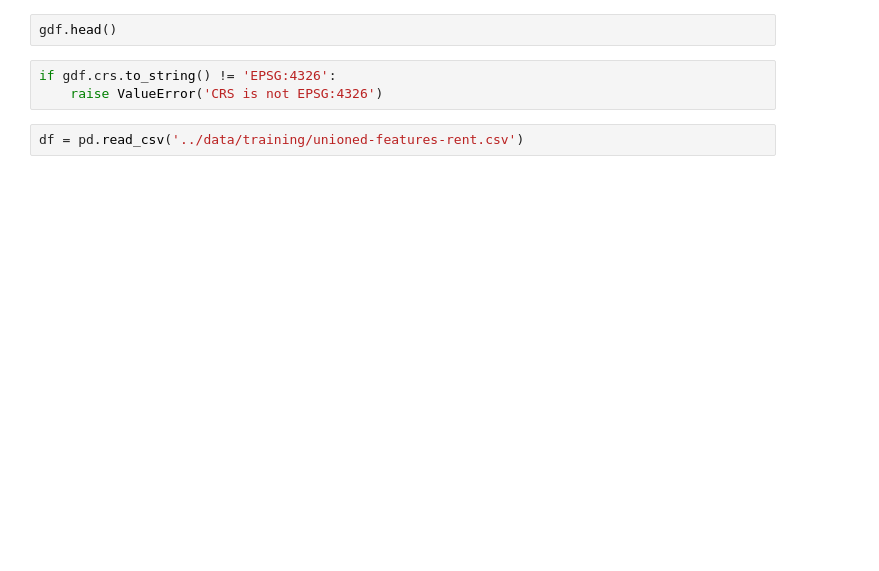
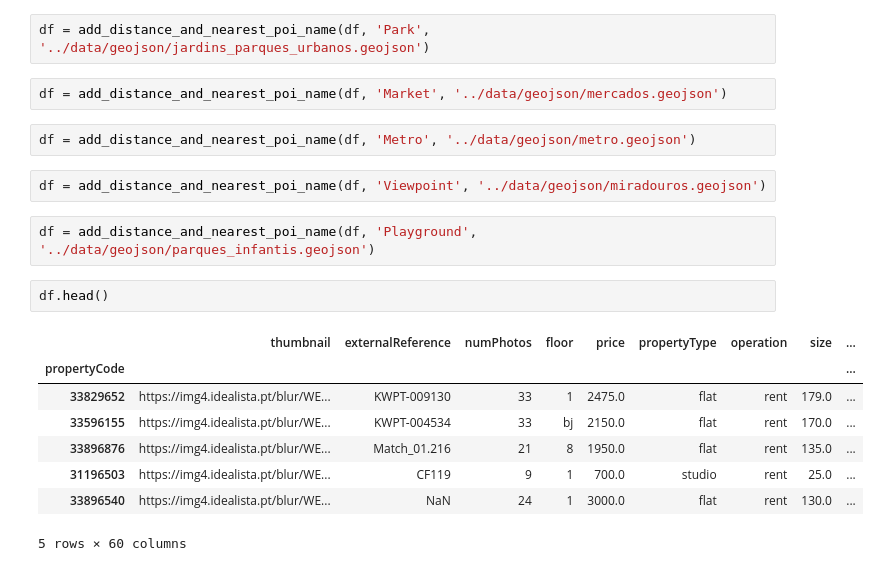
Before and after one commit to fcortevargas/housing-prices, a Jupyter notebook: notebooks/data_geodata.ipynb, the cells around one changed output. Saved outputs shown, nothing was run; the diff lists cells and outputs as text; blank space fills up the shorter version.

```diff
--- a/notebooks/data_geodata.ipynb
+++ b/notebooks/data_geodata.ipynb
@@ -9,7 +86,21 @@ gdf = gpd.read_file(filename='../data/geojson/jardins_parques_urbanos.geojson')
+# %%
+df = add_distance_and_nearest_poi_name(df, 'Park', '../data/geojson/jardins_parques_urbanos.geojson')
+# %%
+df = add_distance_and_nearest_poi_name(df, 'Market', '../data/geojson/mercados.geojson')
+# %%
+df = add_distance_and_nearest_poi_name(df, 'Metro', '../data/geojson/metro.geojson')
+# %%
+df = add_distance_and_nearest_poi_name(df, 'Viewpoint', '../data/geojson/miradouros.geojson')
+# %%
+df = add_distance_and_nearest_poi_name(df, 'Playground', '../data/geojson/parques_infantis.geojson')
 # %%
-gdf.head()
+df.head()
+# %% [output]
+|  | thumbnail | externalReference | numPhotos | floor | price | propertyType | operation | size | ... |
+| propertyCode |  |  |  |  |  |  |  |  | ... |
+| 33829652 | https://img4.idealista.pt/blur/WE... | KWPT-009130 | 33 | 1 | 2475.0 | flat | rent | 179.0 | ... |
+| 33596155 | https://img4.idealista.pt/blur/WE... | KWPT-004534 | 33 | bj | 2150.0 | flat | rent | 170.0 | ... |
+| 33896876 | https://img4.idealista.pt/blur/WE... | Match_01.216 | 21 | 8 | 1950.0 | flat | rent | 135.0 | ... |
+| 31196503 | https://img4.idealista.pt/blur/WE... | CF119 | 9 | 1 | 700.0 | studio | rent | 25.0 | ... |
+| 33896540 | https://img4.idealista.pt/blur/WE... | NaN | 24 | 1 | 3000.0 | flat | rent | 130.0 | ... |
+5 rows × 60 columns
-# %%
-if gdf.crs.to_string() != 'EPSG:4326':
-    raise ValueError('CRS is not EPSG:4326')
-# %%
-df = pd.read_csv('../data/training/unioned-features-rent.csv')
```
Also changed, not shown: parts of 17 cells of this notebook, 7 other files.
